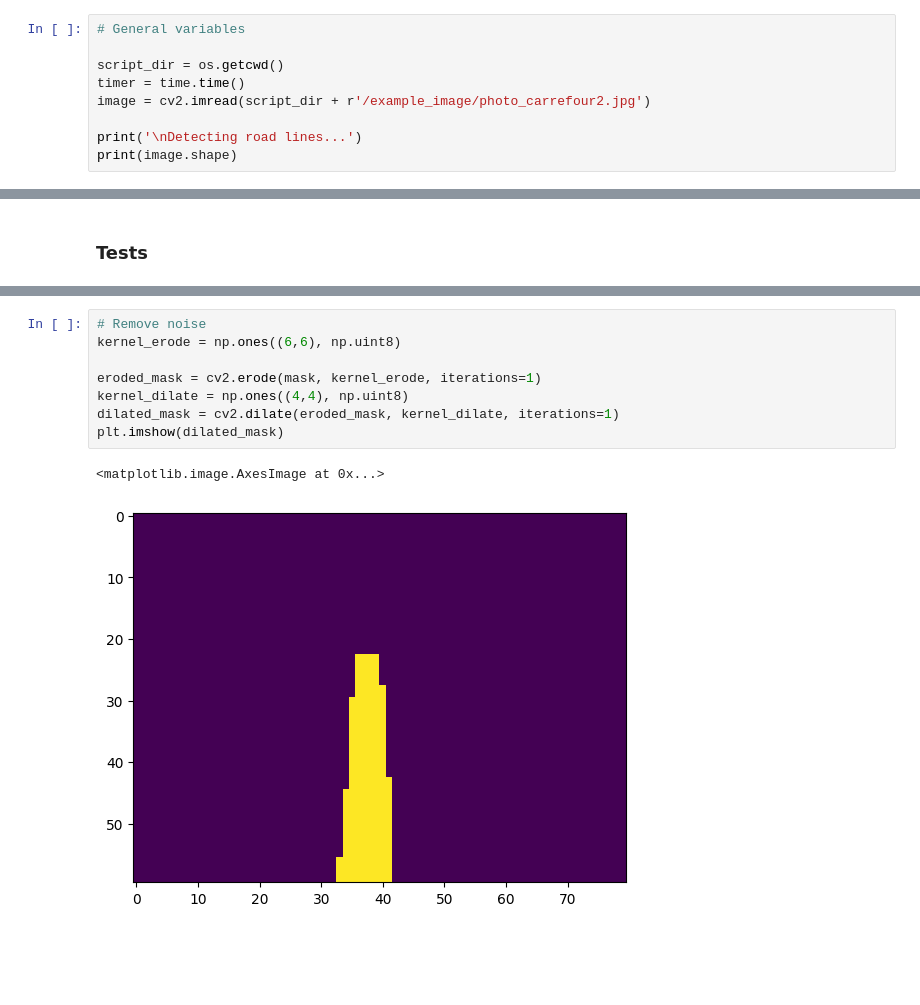
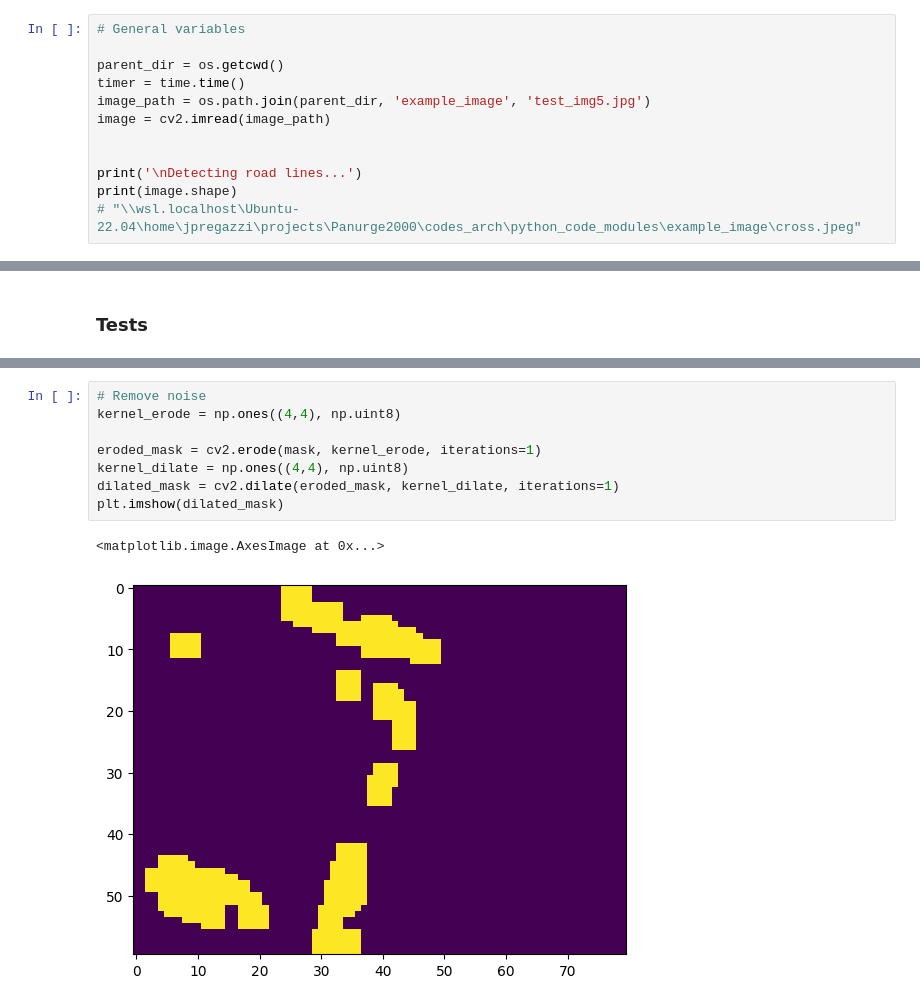
Before and after one commit to JP-Regazzi/Panurge2000, a Jupyter notebook: codes_arch/python_code_modules/line_detection_return_angle.ipynb, the cells around one changed output, grey strips where cells are left out. Saved outputs shown, nothing was run; the diff lists cells and outputs as text; blank space fills up the shorter version.

```diff
--- a/codes_arch/python_code_modules/line_detection_return_angle.ipynb
+++ b/codes_arch/python_code_modules/line_detection_return_angle.ipynb
@@ -16,11 +16,14 @@ from matplotlib import pyplot as plt
 # %%
 # General variables
 
-script_dir = os.getcwd()
+parent_dir = os.getcwd()
 timer = time.time()
-image = cv2.imread(script_dir + r'/example_image/photo_carrefour2.jpg')
+image_path = os.path.join(parent_dir, 'example_image', 'test_img5.jpg')
+image = cv2.imread(image_path)
+
 
 print('\nDetecting road lines...')
 print(image.shape)
+# "\\wsl.localhost\Ubuntu-22.04\home\jpregazzi\projects\Panurge2000\codes_arch\python_code_modules\example_image\cross.jpeg"
 # %% [output]
 Detecting road lines...
@@ -200,14 +208,14 @@ plt.imshow(mask)
 # %%
 # Remove noise
-kernel_erode = np.ones((6,6), np.uint8)
+kernel_erode = np.ones((4,4), np.uint8)
 
 eroded_mask = cv2.erode(mask, kernel_erode, iterations=1)
 kernel_dilate = np.ones((4,4), np.uint8)
 dilated_mask = cv2.dilate(eroded_mask, kernel_dilate, iterations=1)
 plt.imshow(dilated_mask)
 # %% [output]
 <matplotlib.image.AxesImage at 0x...>
-[figure, old version]
+[figure, new version]
 # %%
 line_segments = detect_line_segments(dilated_mask)
 
```
Also changed, not shown: parts of 7 cells of this notebook, 2 other files.
